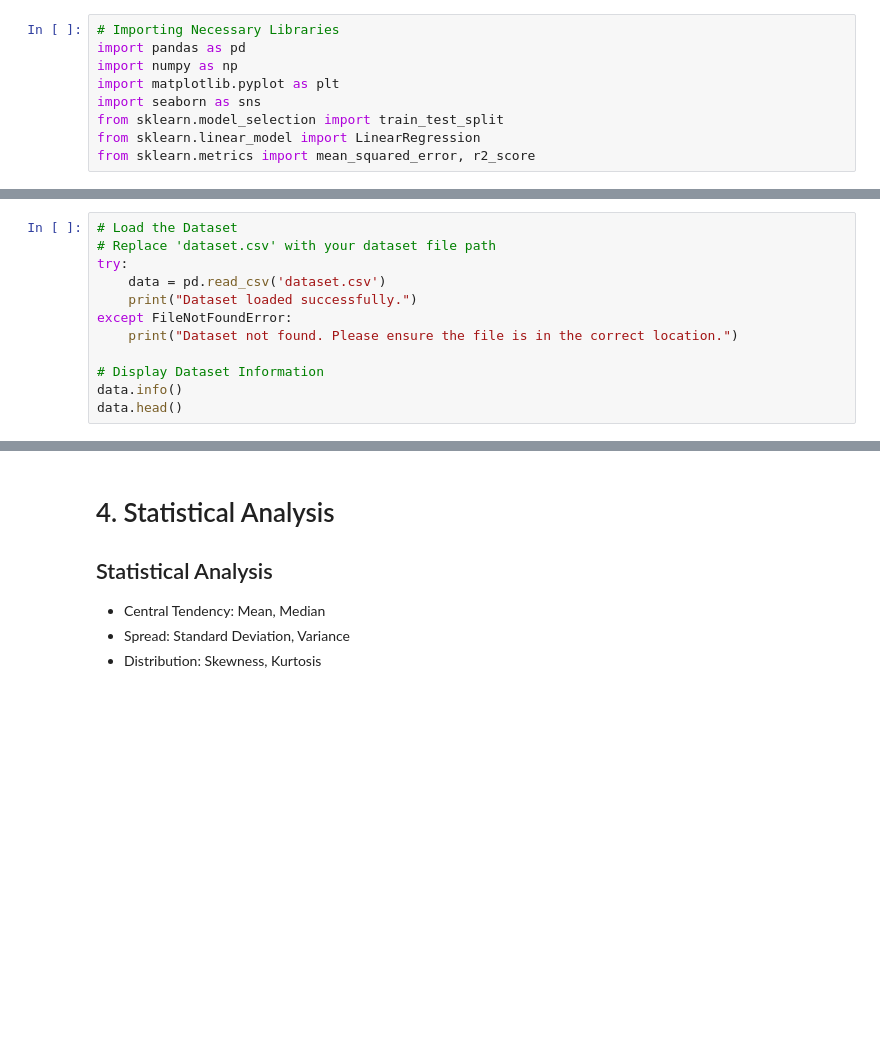
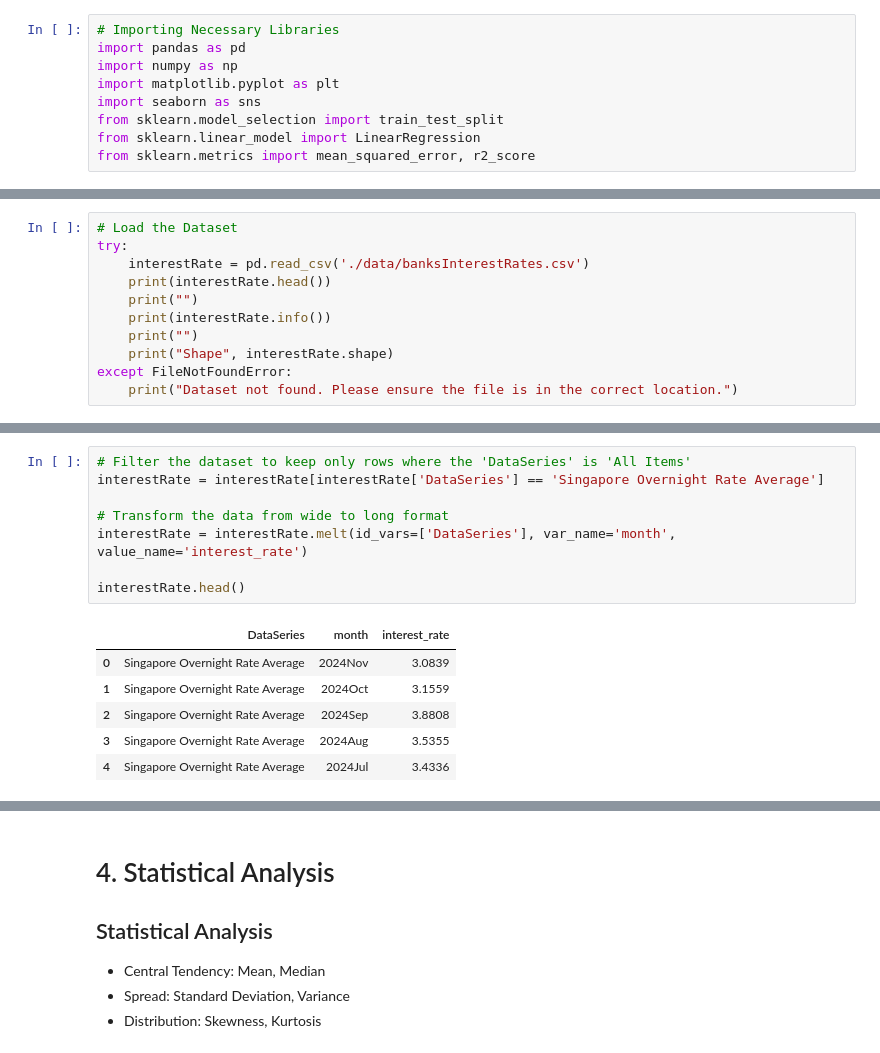
Before and after one commit to zayLatt25/data-science, a Jupyter notebook: datascience.ipynb, the cells around one changed output, grey strips where cells are left out. Drawn from its saved outputs; the diff is of its cells as text; blank space fills up the shorter version.

```diff
--- a/datascience.ipynb
+++ b/datascience.ipynb
@@ -32,12 +107,11 @@ from sklearn.metrics import mean_squared_error, r2_score
 # %%
 # Load the Dataset
-# Replace 'dataset.csv' with your dataset file path
 try:
-    data = pd.read_csv('dataset.csv')
-    print("Dataset loaded successfully.")
+    interestRate = pd.read_csv('./data/banksInterestRates.csv')
+    print(interestRate.head())
+    print("")
+    print(interestRate.info())
+    print("")
+    print("Shape", interestRate.shape)
 except FileNotFoundError:
     print("Dataset not found. Please ensure the file is in the correct location.")
-
-# Display Dataset Information
-data.info()
-data.head()
@@ -55,0 +507,15 @@ print(data.isnull().sum())
+# %%
+# Filter the dataset to keep only rows where the 'DataSeries' is 'All Items'
+interestRate = interestRate[interestRate['DataSeries'] == 'Singapore Overnight Rate Average']
+
+# Transform the data from wide to long format
+interestRate = interestRate.melt(id_vars=['DataSeries'], var_name='month', value_name='interest_rate')
+
+interestRate.head()
+# %% [output]
+|  | DataSeries | month | interest_rate |
+| 0 | Singapore Overnight Rate Average | 2024Nov | 3.0839 |
+| 1 | Singapore Overnight Rate Average | 2024Oct | 3.1559 |
+| 2 | Singapore Overnight Rate Average | 2024Sep | 3.8808 |
+| 3 | Singapore Overnight Rate Average | 2024Aug | 3.5355 |
+| 4 | Singapore Overnight Rate Average | 2024Jul | 3.4336 |
```
Also changed, not shown: parts of 40 cells of this notebook.
